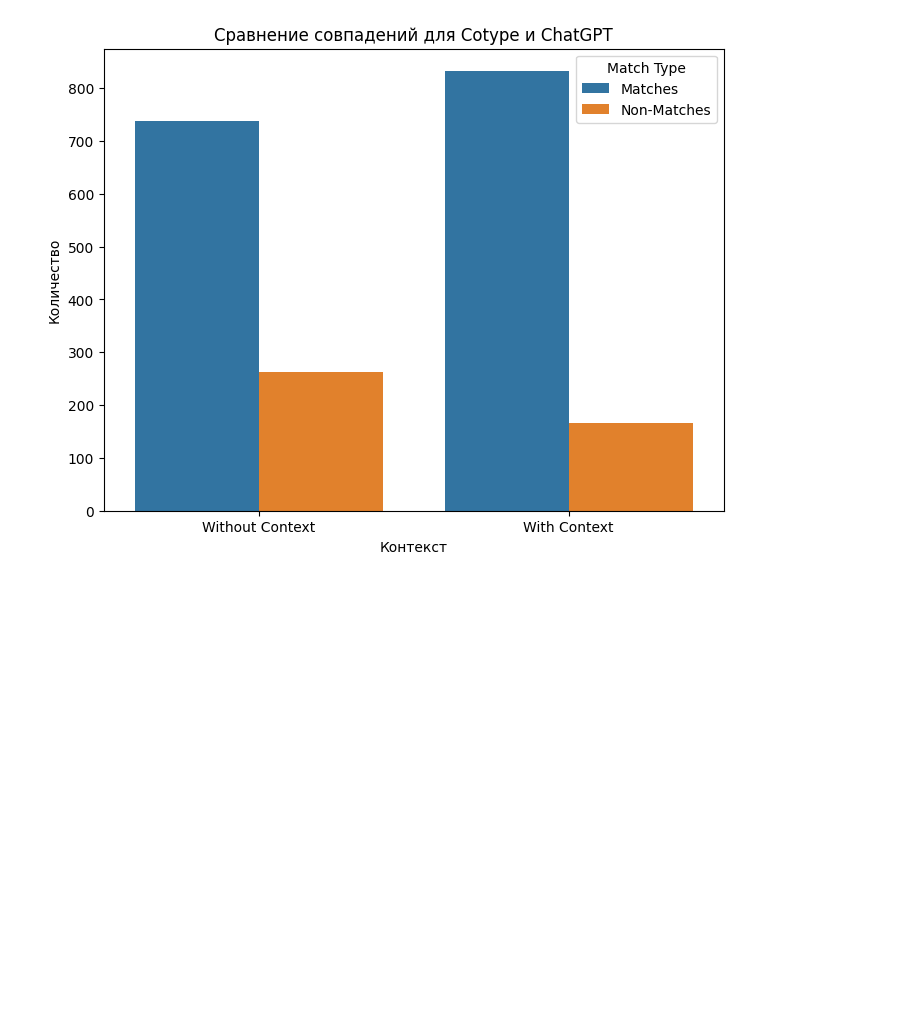
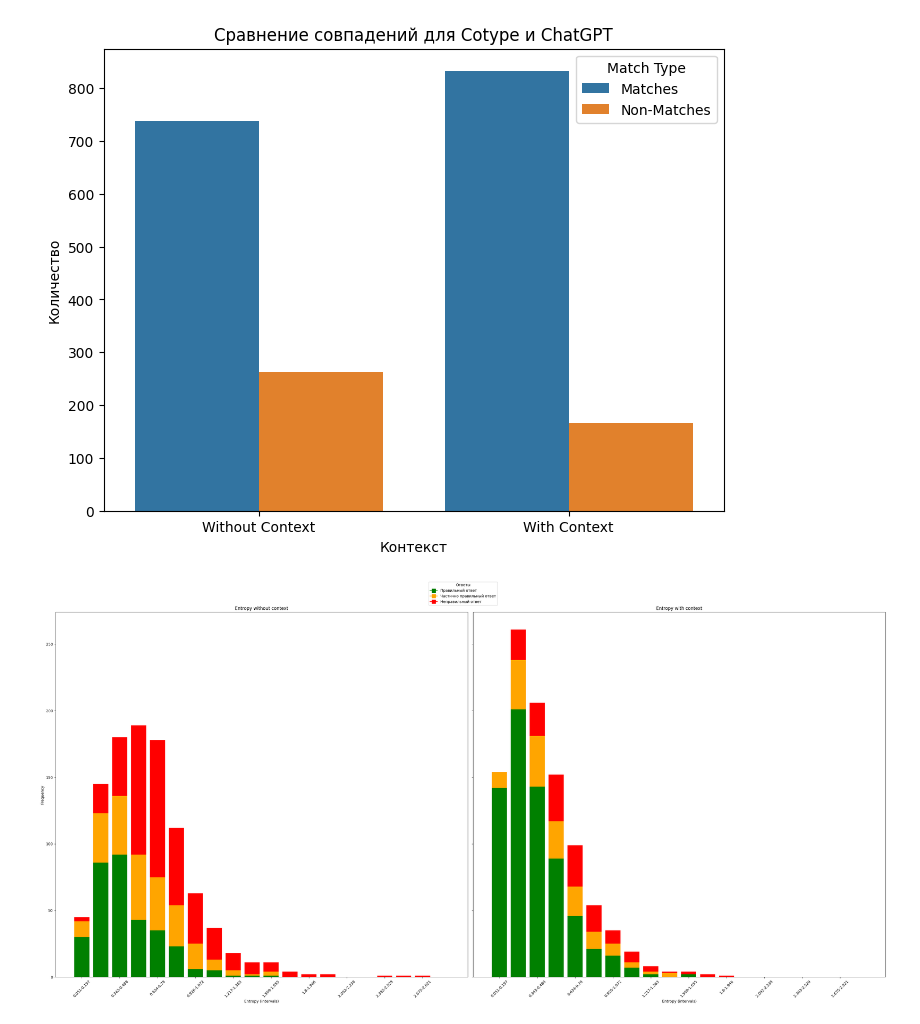
Before and after one commit to sashaboriskin/rag_routing, a Jupyter notebook: comparing_ue.ipynb, the cells around one changed output. Drawn from its saved outputs; the diff is of its cells as text; code cells hidden in the pictures; blank space fills up the shorter version.

Commit message:
add logit lens notebook and little changes in ue visualization

```diff
--- a/comparing_ue.ipynb
+++ b/comparing_ue.ipynb
@@ -640,0 +701,61 @@ plt.show()
+# %%
+entropy_min = min(nq_dataset['entropy_without_context'].min(), nq_dataset['entropy_with_context'].min())
+entropy_max = max(nq_dataset['entropy_without_context'].max(), nq_dataset['entropy_with_context'].max())
+bin_edges = np.linspace(entropy_min, entropy_max, num_bins + 1)
+
+binned_data_without_context = pd.DataFrame({
+    'bin_left': bin_edges[:-1],
+    'bin_right': bin_edges[1:],
+    'correct': 0,
+    'partially_correct': 0,
+    'incorrect': 0
+})
+
+binned_data_with_context = binned_data_without_context.copy()
+
+for i in range(num_bins):
+    bin_mask = (nq_dataset['entropy_without_context'] >= bin_edges[i]) & (nq_dataset['entropy_without_context'] < bin_edges[i + 1])
+    binned_data_without_context.loc[i, 'correct'] = np.sum((nq_dataset[bin_mask]['chatgpt_is_correct_without_context'] == 1).values)
+    binned_data_without_context.loc[i, 'partially_correct'] = np.sum((nq_dataset[bin_mask]['chatgpt_is_correct_without_context'] == 0.5).values)
+    binned_data_without_context.loc[i, 'incorrect'] = np.sum((nq_dataset[bin_mask]['chatgpt_is_correct_without_context'] == 0).values)
+
+for i in range(num_bins):
+    bin_mask = (nq_dataset['entropy_with_context'] >= bin_edges[i]) & (nq_dataset['entropy_with_context'] < bin_edges[i + 1])
+    binned_data_with_context.loc[i, 'correct'] = np.sum((nq_dataset[bin_mask]['chatgpt_is_correct_with_context'] == 1).values)
+    binned_data_with_context.loc[i, 'partially_correct'] = np.sum((nq_dataset[bin_mask]['chatgpt_is_correct_with_context'] == 0.5).values)
+    binned_data_with_context.loc[i, 'incorrect'] = np.sum((nq_dataset[bin_mask]['chatgpt_is_correct_with_context'] == 0).values)
+
+x_labels_without_context = binned_data_without_context['bin_left'].round(3).astype(str) + '-' + binned_data_without_context['bin_right'].round(3).astype(str)
+x_labels_with_context = binned_data_with_context['bin_left'].round(3).astype(str) + '-' + binned_data_with_context['bin_right'].round(3).astype(str)
+
+fig, (ax1, ax2) = plt.subplots(1, 2, figsize=(32, 16), sharey=True)
+
+ax1.bar(x_labels_without_context, binned_data_without_context['correct'], color='green', label='Правильный ответ')
+ax1.bar(x_labels_without_context, binned_data_without_context['partially_correct'], bottom=binned_data_without_context['correct'], color='orange', label='Частично правильный ответ')
+ax1.bar(x_labels_without_context, binned_data_without_context['incorrect'], bottom=binned_data_without_context['correct'] + binned_data_without_context['partially_correct'], color='red', label='Неправильный ответ')
+ax1.set_xlabel('Entropy (intervals)')
+ax1.set_ylabel('Frequency')
+ax1.set_title('Entropy without context')
+ax1.set_xticks(np.arange(0, len(x_labels_without_context), max(1, len(x_labels_without_context) // 10)))
+ax1.tick_params(axis='x', rotation=45)
+
+ax2.bar(x_labels_with_context, binned_data_with_context['correct'], color='green', label='Правильный ответ')
+ax2.bar(x_labels_with_context, binned_data_with_context['partially_correct'], bottom=binned_data_with_context['correct'], color='orange', label='Частично правильный ответ')
+ax2.bar(x_labels_with_context, binned_data_with_context['incorrect'], bottom=binned_data_with_context['correct'] + binned_data_with_context['partially_correct'], color='red', label='Неправильный ответ')
+ax2.set_xlabel('Entropy (intervals)')
+ax2.set_title('Entropy with context')
+ax2.set_xticks(np.arange(0, len(x_labels_with_context), max(1, len(x_labels_with_context) // 10)))
+ax2.tick_params(axis='x', rotation=45)
+
+legend_labels = {1: 'Правильный ответ', 0.5: 'Частично правильный ответ', 0: 'Неправильный ответ'}
+legend_entries = [
+    plt.Line2D([0], [0], marker='s', color='green', markersize=10, label='Правильный ответ'),
+    plt.Line2D([0], [0], marker='s', color='orange', markersize=10, label='Частично правильный ответ'),
+    plt.Line2D([0], [0], marker='s', color='red', markersize=10, label='Неправильный ответ')
+]
+fig.legend(handles=legend_entries, title="Ответы", loc='upper center')
+
+plt.tight_layout(rect=[0, 0, 1, 0.95])
+plt.show()
+# %% [output]
+[figure, added]
```
Also changed, not shown: parts of 11 cells of this notebook, 2 other files.
